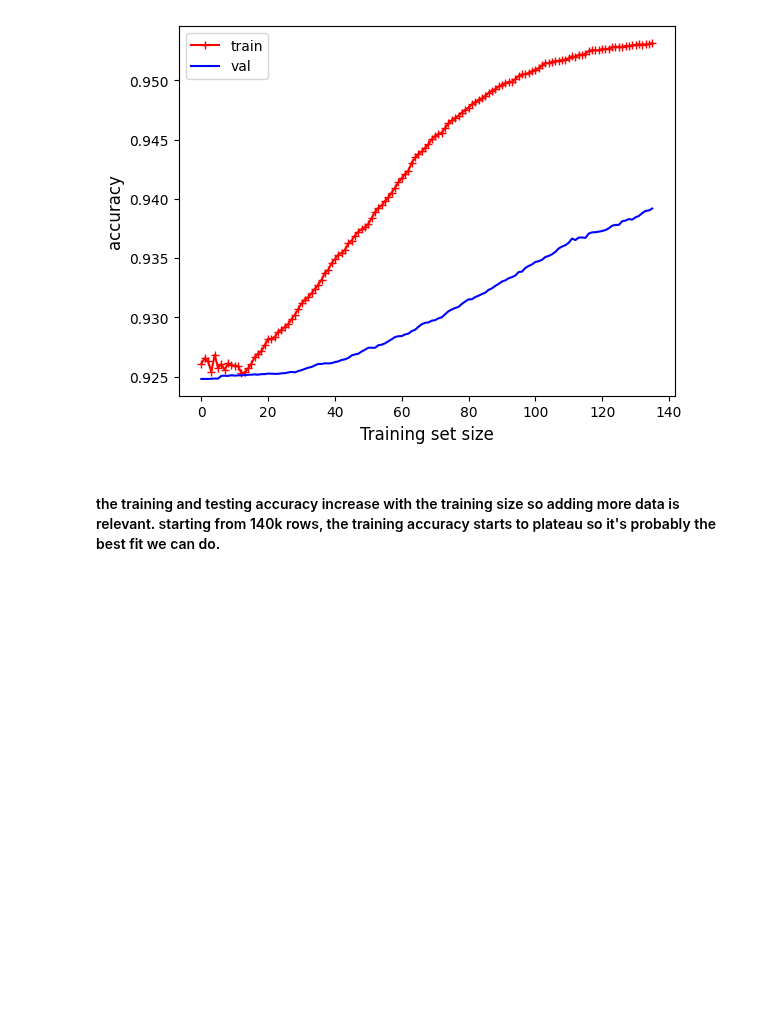
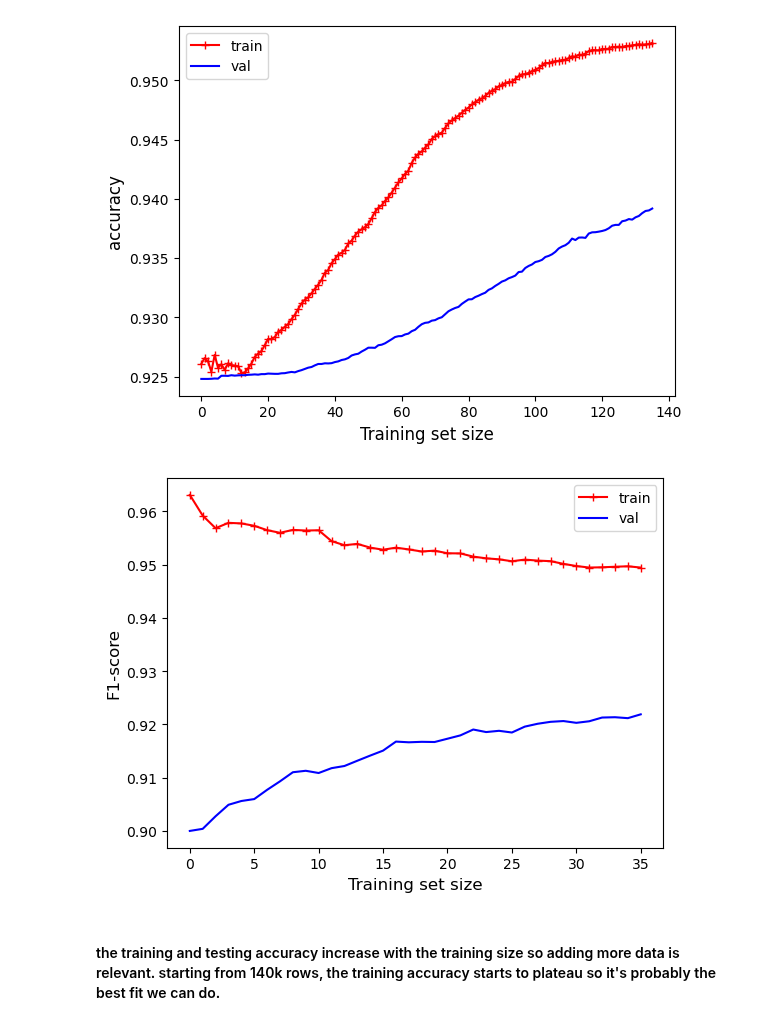
Before and after one commit to egretwAlker/ueprojet, a Jupyter notebook: CM/sem4.ipynb, the cells around one changed output. Drawn from its saved outputs; the diff is of its cells as text; code cells hidden in the pictures; blank space fills up the shorter version.

```diff
--- a/CM/sem4.ipynb
+++ b/CM/sem4.ipynb
@@ -58,0 +134,10 @@ accuracy_score(y_test, y_test_predict)
+# %%
+cv = CountVectorizer()
+X_train_bal_vect = cv.fit_transform(X_train_bal)
+y_train_bal_vect = y_train_bal
+# %%
+X_test_bal_vect = cv.transform(X_test_bal)
+y_test_bal_vect = y_test_bal
+# %%
+nb = MultinomialNB()
+nb.fit(X_train_bal_vect, y_train_bal_vect)
@@ -77,18 +182,22 @@ def plot_learning_curves(model, X_train, X_test, y_train, y_test):
         model.fit(X_train[:m], y_train[:m])
         y_train_predict = model.predict(X_train[:m])
         y_test_predict = model.predict(X_test)
-        train_errors.append(accuracy_score(y_train[:m], y_train_predict))
-        val_errors.append(accuracy_score(y_test, y_test_predict))
+        train_errors.append(f1_score(y_train[:m], y_train_predict))
+        val_errors.append(f1_score(y_test, y_test_predict))
 
     plt.plot(np.sqrt(train_errors[5:]), 'r-+', label='train')
     plt.plot(np.sqrt(val_errors[5:]), 'b-', label='val')
     plt.xlabel("Training set size", fontsize=12)
-    plt.ylabel("accuracy", fontsize=12)
+    plt.ylabel("F1-score", fontsize=12)
     plt.legend()
 # %%
 plot_learning_curves(nb_curves, X_train_vect, X_test_vect, y_train, y_test)
 # %% [output]
 [figure]
+# %%
+plot_learning_curves(nb_curves, X_train_bal_vect, X_test_bal_vect, y_train_bal_vect, y_test_bal_vect)
+# %% [output]
+[figure, added]
 # %% [markdown]
 #### the training and testing accuracy increase with the training size so adding more data is relevant. starting from 140k rows, the training accuracy starts to plateau so it's probably the best fit we can do.
 # %% [markdown]
```
Also changed, not shown: parts of 31 cells of this notebook.
